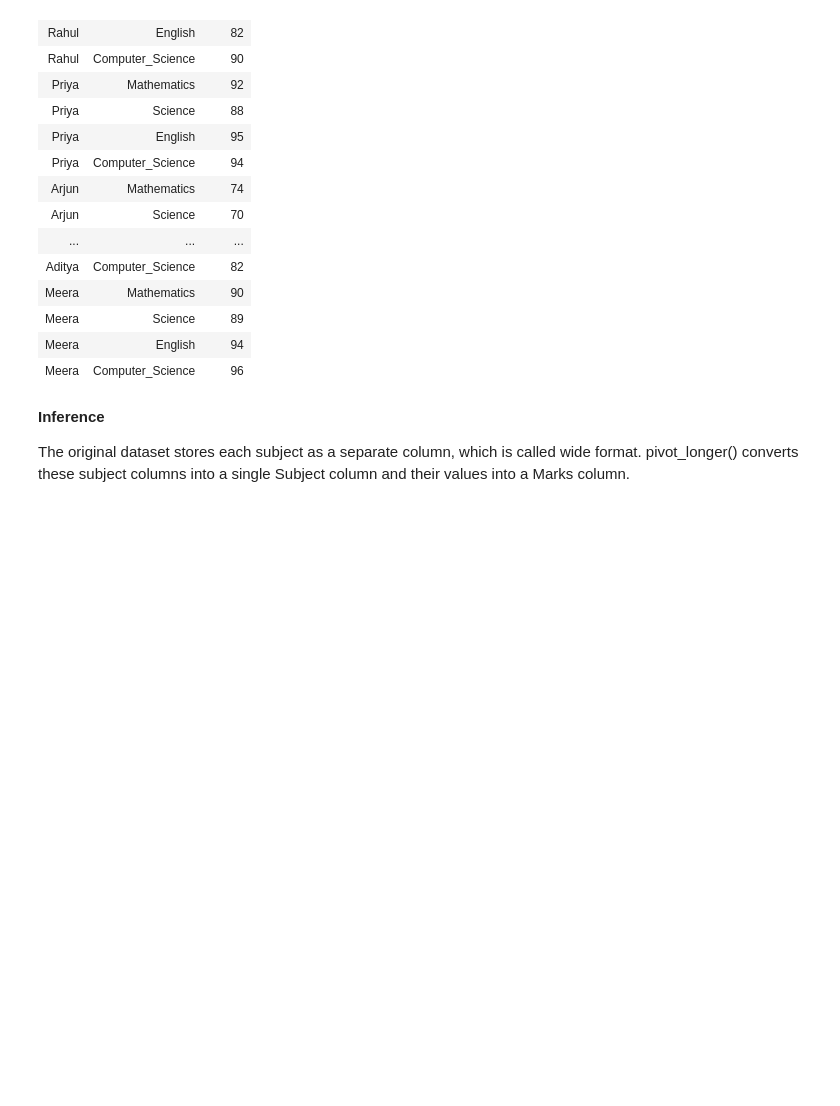
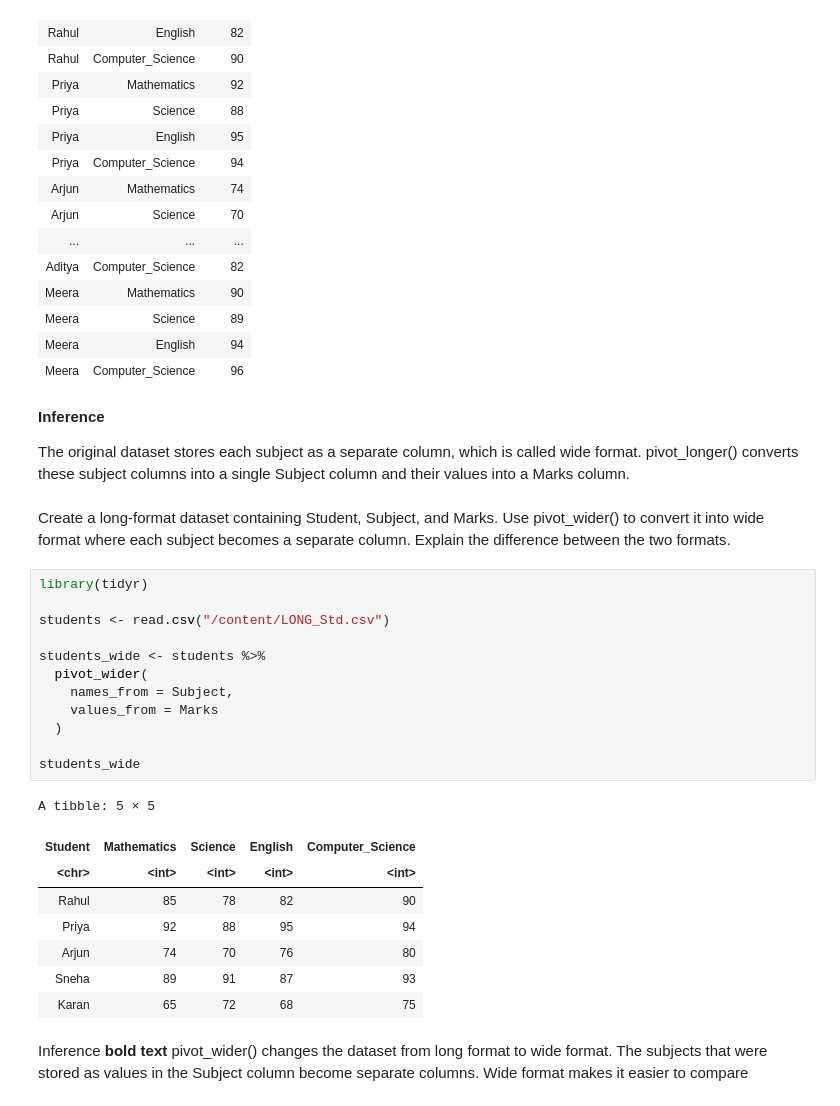
Before and after one commit to KeshavFTW099/R_Programming, a Jupyter notebook: Inference_InR.ipynb, the cells around one changed output. Cells and saved outputs as stored; diff of their text form; blank space fills up the shorter version.

```diff
--- a/Inference_InR.ipynb
+++ b/Inference_InR.ipynb
@@ -234,3 +235,32 @@ A tibble: 40 × 3
 
 The original dataset stores each subject as a separate column, which is called wide format.
 pivot_longer() converts these subject columns into a single Subject column and their values into a Marks column.
+# %% [markdown]
+Create a long-format dataset containing Student, Subject, and Marks. Use pivot_wider() to convert it into wide format where each subject becomes a separate column. Explain the difference between the two formats.
+# %%
+library(tidyr)
+
+students <- read.csv("/content/LONG_Std.csv")
+
+students_wide <- students %>%
+  pivot_wider(
+    names_from = Subject,
+    values_from = Marks
+  )
+
+students_wide
+# %% [output]
+A tibble: 5 × 5
+| Student | Mathematics | Science | English | Computer_Science |
+| <chr> | <int> | <int> | <int> | <int> |
+| Rahul | 85 | 78 | 82 | 90 |
+| Priya | 92 | 88 | 95 | 94 |
+| Arjun | 74 | 70 | 76 | 80 |
+| Sneha | 89 | 91 | 87 | 93 |
+| Karan | 65 | 72 | 68 | 75 |
+# %% [markdown]
+Inference
+**bold text**
+pivot_wider() changes the dataset from long format to wide format.
+The subjects that were stored as values in the Subject column become separate columns.
+Wide format makes it easier to compare
```
Also changed, not shown: parts of 8 cells of this notebook.
